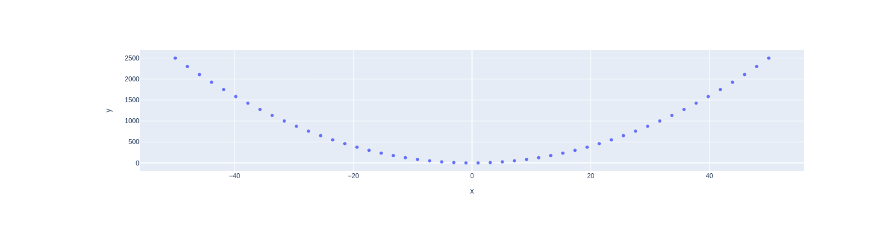
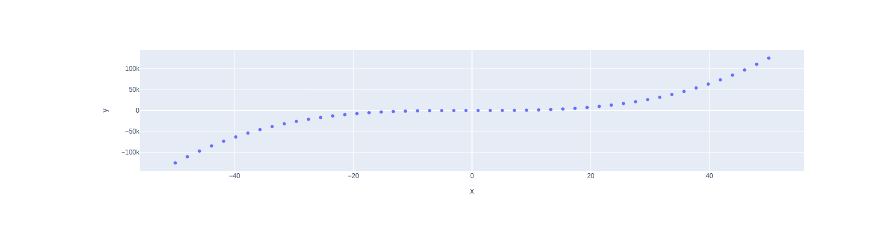
Before and after one commit to niksharma20/my-notebooks-repo, a Jupyter notebook: experiment1.ipynb, the cells around one changed output. Cells and saved outputs as stored; diff of their text form; code cells hidden in the pictures.

```diff
--- a/experiment1.ipynb
+++ b/experiment1.ipynb
@@ -13,7 +13,7 @@ x = np.linspace(start=-50, stop=50)
 
 # y-axis data points
 
-y = x ** 2
+y = x ** 3
 
 
 
@@ -29 +28 @@ fig.show()
-[figure, old version]
+[figure, new version]
```
Also changed, not shown: parts of 1 cell of this notebook.
